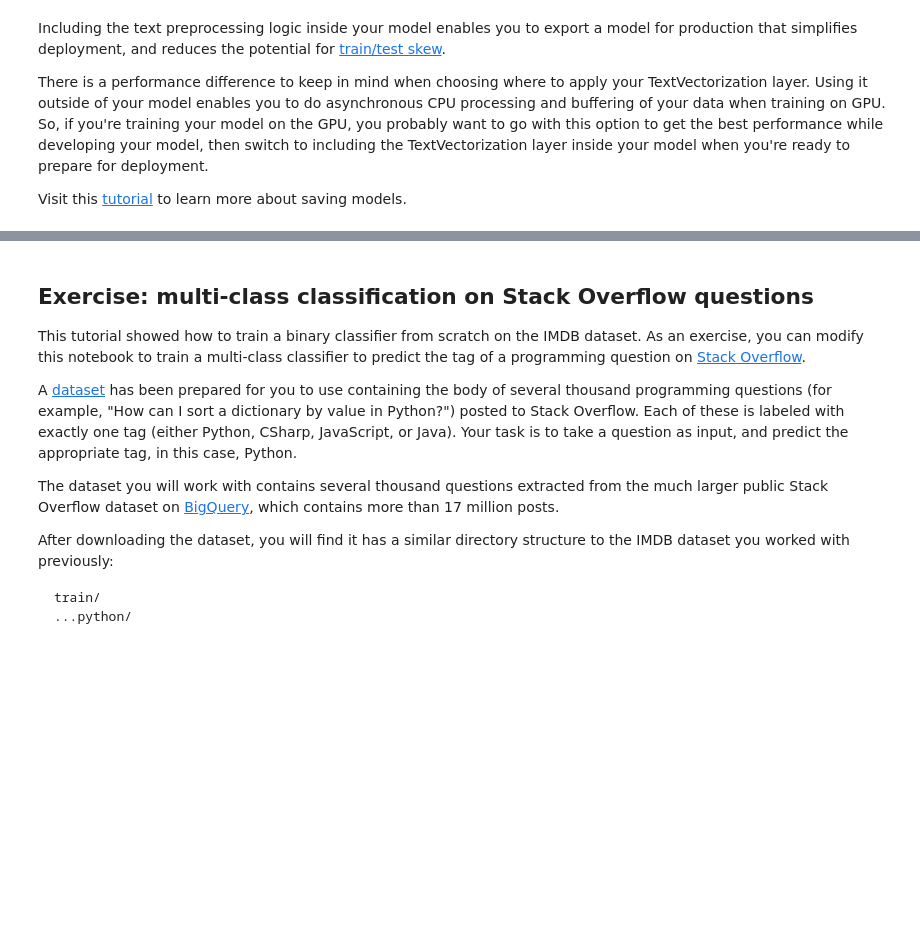
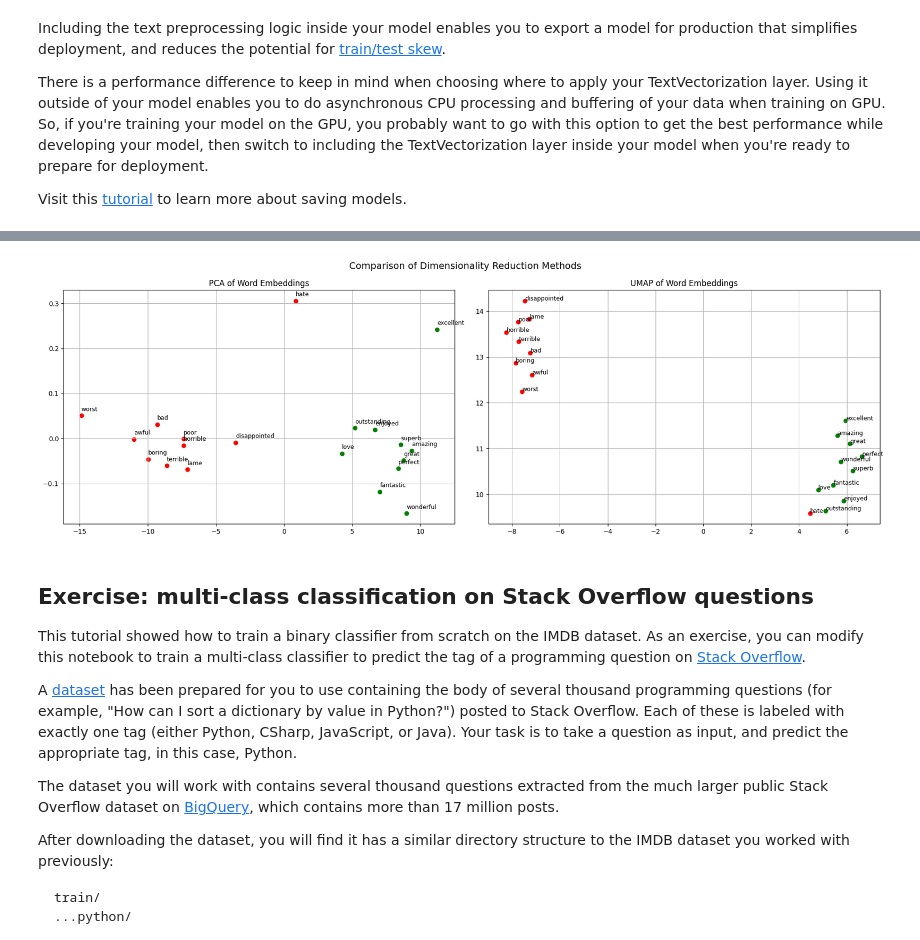
Before and after one commit to Alireza-Akhavan/deeplearning-tensorflow2-notebooks, a Jupyter notebook: 26-text_classification.ipynb, the cells around one changed output, grey strips where cells are left out. Saved outputs shown, nothing was run; the diff lists cells and outputs as text; code cells hidden in the pictures; blank space fills up the shorter version.

```diff
--- a/26-text_classification.ipynb
+++ b/26-text_classification.ipynb
@@ -372,3 +589,27 @@ Visit this [tutorial](https://www.tensorflow.org/tutorials/keras/save_and_load)
+# %%
+import umap
+
+reduced_pca = PCA(n_components=2).fit_transform(selected_embeddings)
+reduced_umap = umap.UMAP(n_components=2, random_state=42).fit_transform(selected_embeddings)
+
+fig, axes = plt.subplots(1, 2, figsize=(18, 6))
+methods = ['PCA', 'UMAP']
+reductions = [reduced_pca, reduced_umap]
+
+for ax, method, reduced in zip(axes, methods, reductions):
+    for i, word in enumerate(selected_words):
+        x, y = reduced[i]
+        color = 'green' if word in positive_words else 'red'
+        ax.scatter(x, y, c=color)
+        ax.text(x + 0.01, y + 0.01, word, fontsize=9)
+    ax.set_title(f"{method} of Word Embeddings")
+    ax.grid(True)
+
+plt.suptitle("Comparison of Dimensionality Reduction Methods", fontsize=14)
+plt.tight_layout()
+plt.show()
+# %% [output]
+[figure, added]
 # %% [markdown]
 ## Exercise: multi-class classification on Stack Overflow questions
 
```
Also changed, not shown: parts of 28 cells of this notebook.
